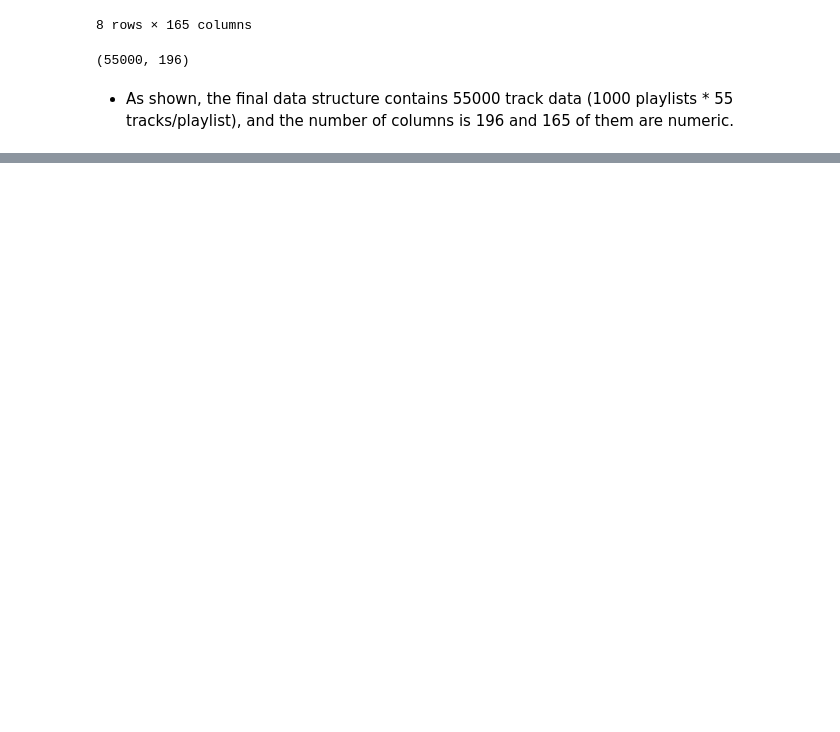
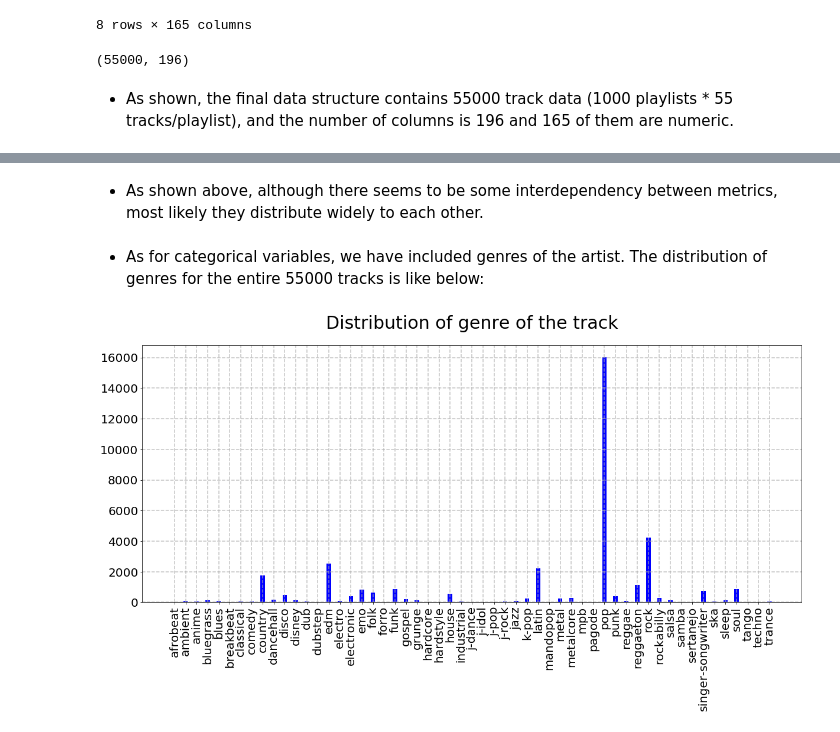
Before and after one commit to slee25/AC209A_SpotifyGroup30, a Jupyter notebook: notebooks/Data_Collection_EDA.ipynb, the cells around one changed output, grey strips where cells are left out. Cells and saved outputs as stored; diff of their text form; code cells hidden in the pictures; blank space fills up the shorter version.

```diff
--- a/notebooks/Data_Collection_EDA.ipynb
+++ b/notebooks/Data_Collection_EDA.ipynb
@@ -743,0 +820,23 @@ display(playlists_df_full_part3.shape)
+# %% [markdown]
+- As shown above, although there seems to be some interdependency between metrics, most likely they distribute widely to each other.
+# %% [markdown]
+- As for categorical variables, we have included genres of the artist. The distribution of genres for the entire 55000 tracks is like below:
+# %%
+genre_lists = sp.recommendation_genre_seeds()['genres']
+nonzero_genre_temp = (np.sum(playlists_df_full_section3_4[genre_lists]) != 0)
+nonzero_genre = [ele for ele in nonzero_genre_temp[nonzero_genre_temp.values].index]
+
+fig, ax = plt.subplots(1, 1, figsize = (20, 8))
+
+ind = np.arange(len(nonzero_genre))
+ax.bar(ind, playlists_df_full_section3_4[nonzero_genre].sum().values, 0.4, color='b')
+
+ax.tick_params(labelsize = 20)
+ax.tick_params(axis='x', rotation = 90)
+ax.set_xticks(ind)
+ax.set_xticklabels(nonzero_genre, fontsize=5)
+
+ax.grid(True, lw =  1.5, ls = '--', alpha = 0.75)
+ax.set_title('Distribution of genre of the track', fontsize=30, y = 1.05);
+# %% [output]
+[figure, added]
```
Also changed, not shown: parts of 35 cells of this notebook, 8 other files.
